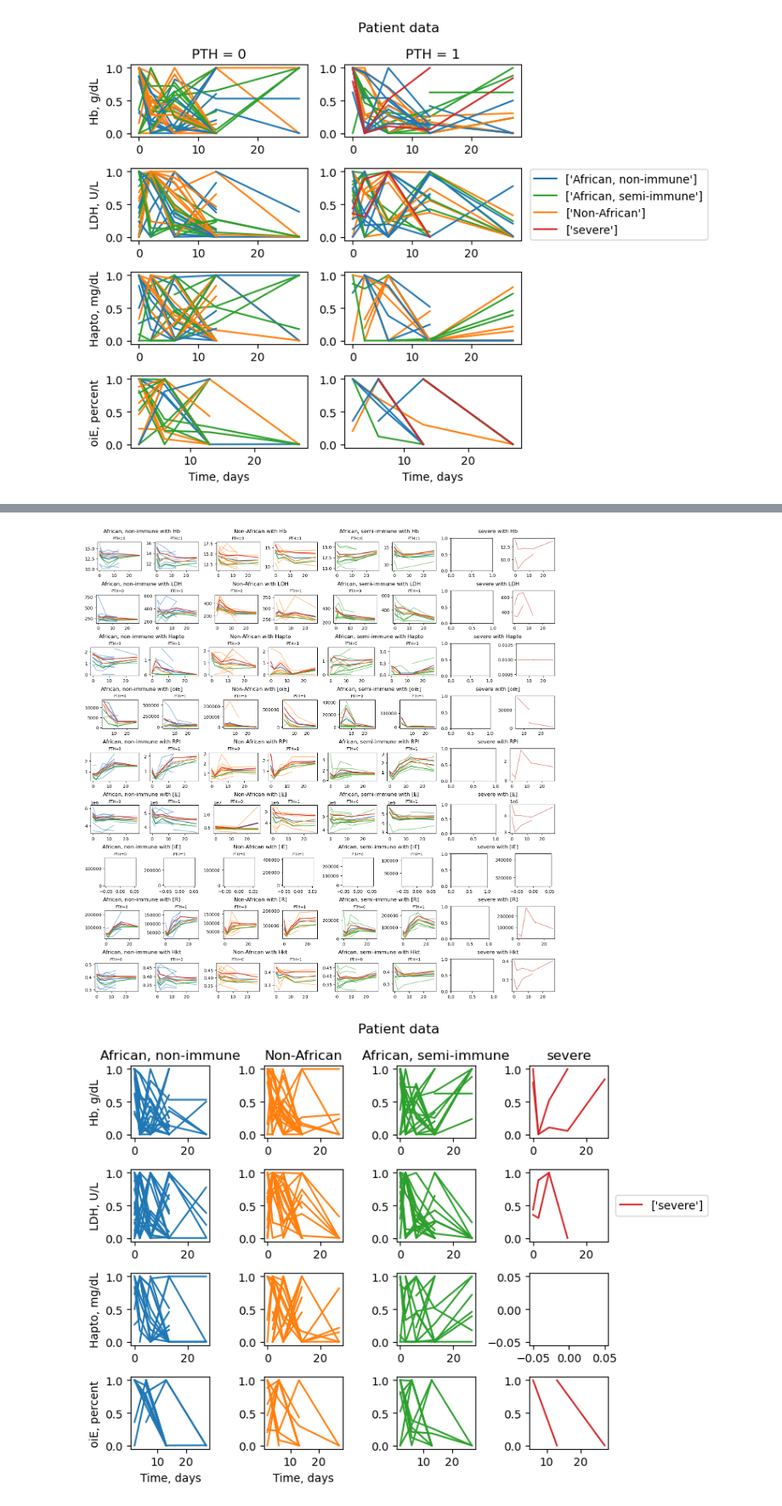
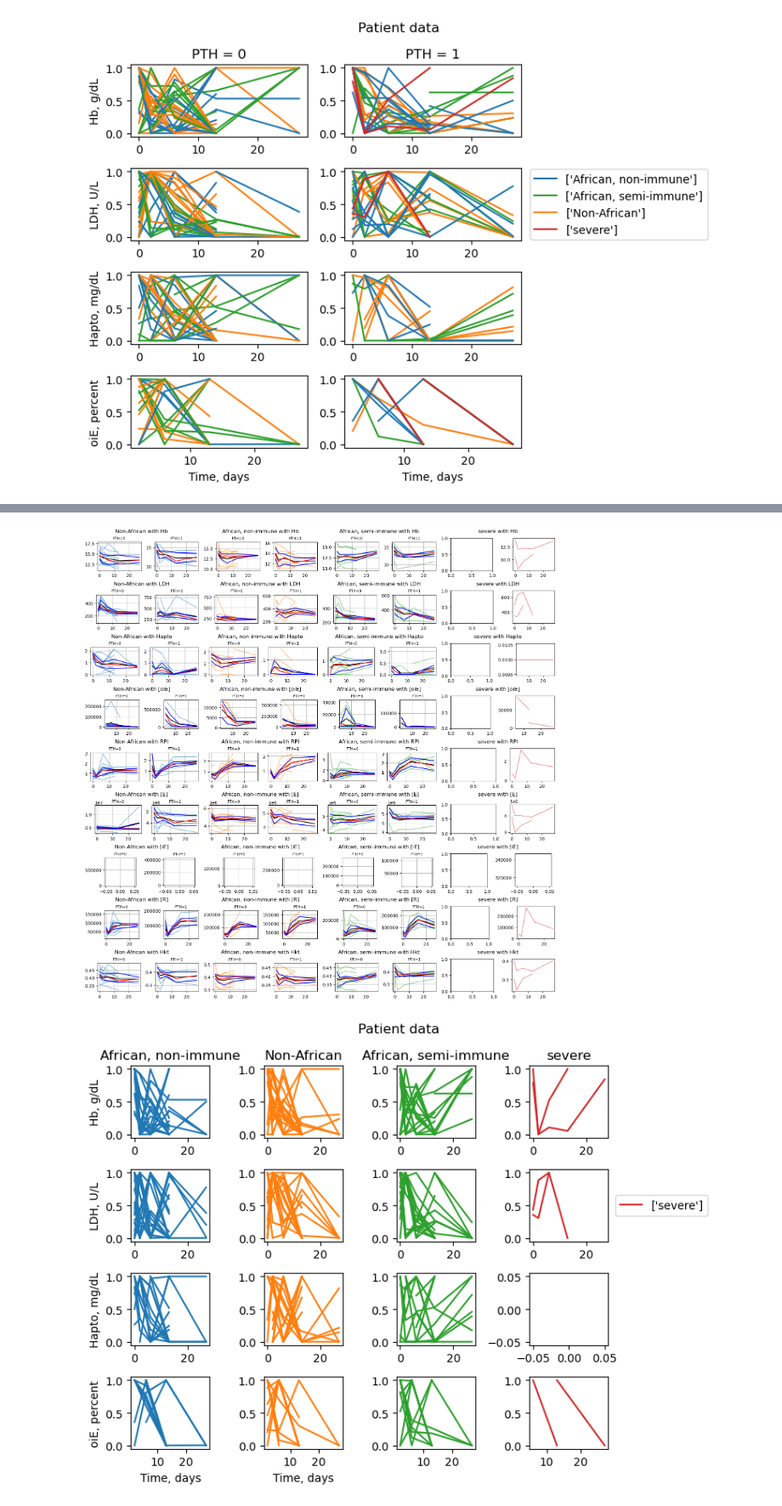
Before and after one commit to Nexia23/PTH_model_chapter, a Jupyter notebook: notebooks/explore_data_groups.ipynb, the cells around one changed output, grey strips where cells are left out. Shown at 85% size. Saved outputs shown, nothing was run; the diff lists cells and outputs as text; code cells hidden in the pictures.

Commit message:
refined big plot, now some differences to see

```diff
--- a/notebooks/explore_data_groups.ipynb
+++ b/notebooks/explore_data_groups.ipynb
@@ -340,35 +358,45 @@ for i,feature in enumerate(feature_list):
+# %%
+groups =['Non-African','African, non-immune','African, semi-immune', 'severe']
 # %%
 fig = plt.figure(constrained_layout=True, figsize=(15,15))
 
 subfigs = fig.subfigures(len(feature_list), 4)
 
 for outerind, subfig in enumerate(subfigs.flat):
     group = groups[outerind%4]
 
     axs = subfig.subplots(1, 2)
     patients_df = n_data[n_data['Groups']==group]
     if outerind%4 == 0:
         feature = feature_list[int(outerind/4)]
     subfig.suptitle(f'{group} with {feature}')
+
+    # Plot patients in the correct group
     for patient in list_patients(patients_df):
         patient_df = extract_patient(n_data, patient)
         pth = int(patient_df['PTH'].values[0])
         c_int = np.where(groups==patient_df["Groups"].unique())[0][0]
 
         color = [f'C{i}' for i in range(len(groups))][c_int]
         axs[pth].plot(patient_df['time'], patient_df[feature], label=patient_df["Groups"].unique(), color=color, alpha=0.5)
+
+    # Stats plot for each group
     if 'severe' in group:
         continue
     for innerind, ax in enumerate(axs.flat):
+        colors = ["black",'red','blue','blue']
+
+        ax.set_prop_cycle(plt.cycler('color', colors))
 
         ax.set_title(f'PTH={innerind}', fontsize='small')
-        ax.plot(patient_df['time'],np.array(feature_stats[group+"_"+str(innerind)][feature]).T)
+        ax.plot(patient_df['time'],np.array(feature_stats[group+"_"+str(innerind)][feature]).T, label=['mean','median', '25 percentil','75 percentil'] )
+        ax.grid()
         #ax.set_xticks()
         #ax.set_yticks([])
 
 plt.show()
 # %% [output]
-[figure, old version]
+[figure, new version]
 # %%
 fig, ax = plt.subplots(4, 4, figsize=(8, 6))
 for patient in list_patients(n_data):
```
Also changed, not shown: parts of 2 cells of this notebook.
